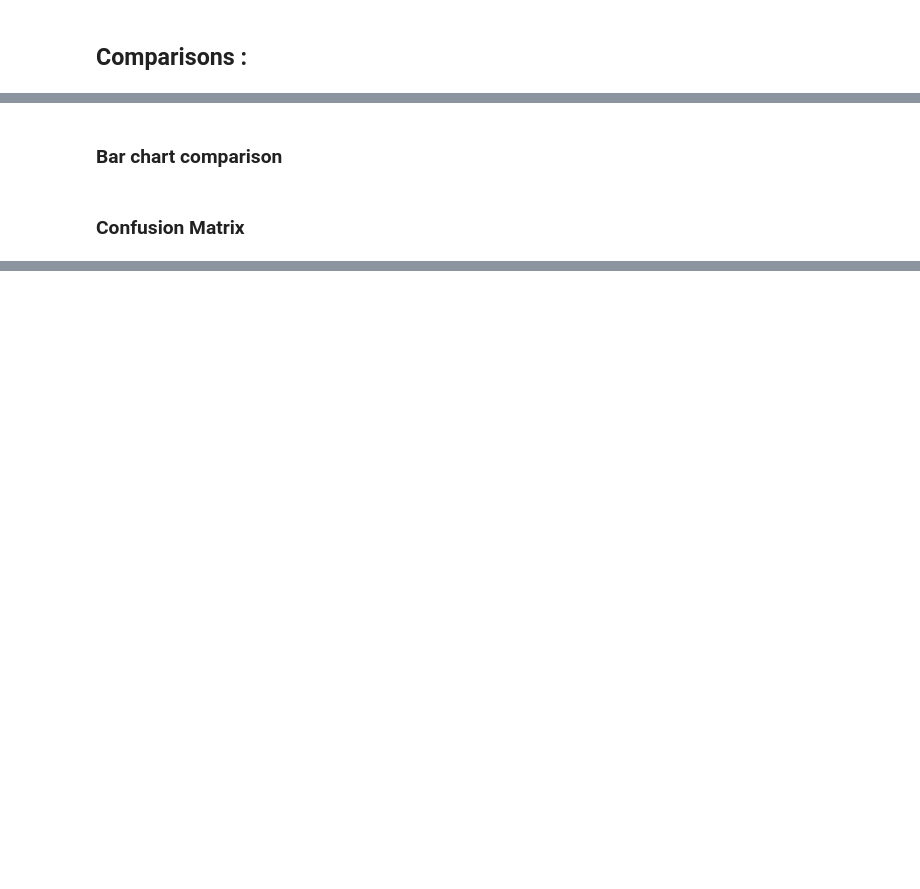
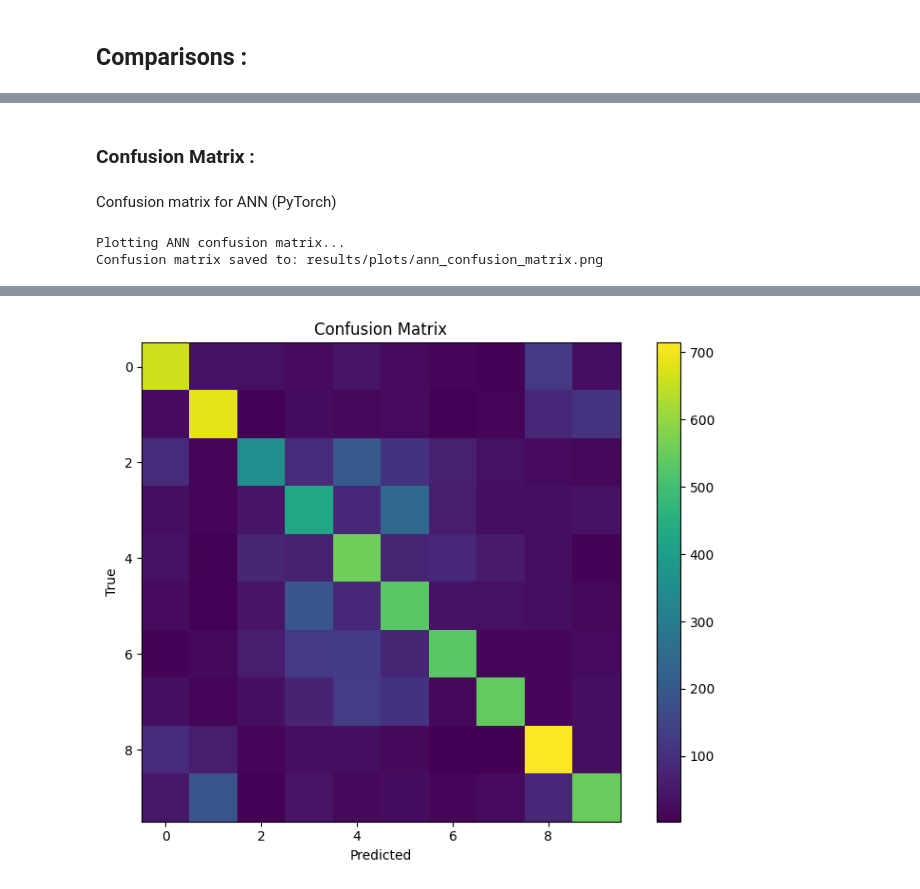
Before and after one commit to zohir22s/cifar10-ann-cnn-comparison, a Jupyter notebook: notebooks/experiments.ipynb, the cells around one changed output, grey strips where cells are left out. Saved outputs shown, nothing was run; the diff lists cells and outputs as text; code cells hidden in the pictures; blank space fills up the shorter version.

```diff
--- a/notebooks/experiments.ipynb
+++ b/notebooks/experiments.ipynb
@@ -109,2 +349,0 @@ print("CNN Advanced Accuracy:", cnn_adv_acc)
-# %% [markdown]
-### Bar chart comparison
@@ -120,9 +350,13 @@ plt.show()
 # %% [markdown]
-### Confusion Matrix
+### Confusion Matrix :
+# %% [markdown]
+ Confusion matrix for ANN (PyTorch)
 # %%
-cm = confusion_matrix(y_test, cnn_adv_preds)
+from evaluation.confusion_matrix import generate_confusion_matrix, plot_confusion_matrix
 
-plt.imshow(cm)
-plt.title("CNN Advanced Confusion Matrix")
-plt.colorbar()
-plt.show()
+ann_cm = generate_confusion_matrix(ann_model, device)
+print("Plotting ANN confusion matrix...")
+plot_confusion_matrix(ann_cm, save_path="results/plots/ann_confusion_matrix.png")
+# %% [output]
+Plotting ANN confusion matrix...
+Confusion matrix saved to: results/plots/ann_confusion_matrix.png
@@ -128,0 +364 @@ plt.show()
+[figure, added]
```
Also changed, not shown: parts of 36 cells of this notebook, 1 other file.
